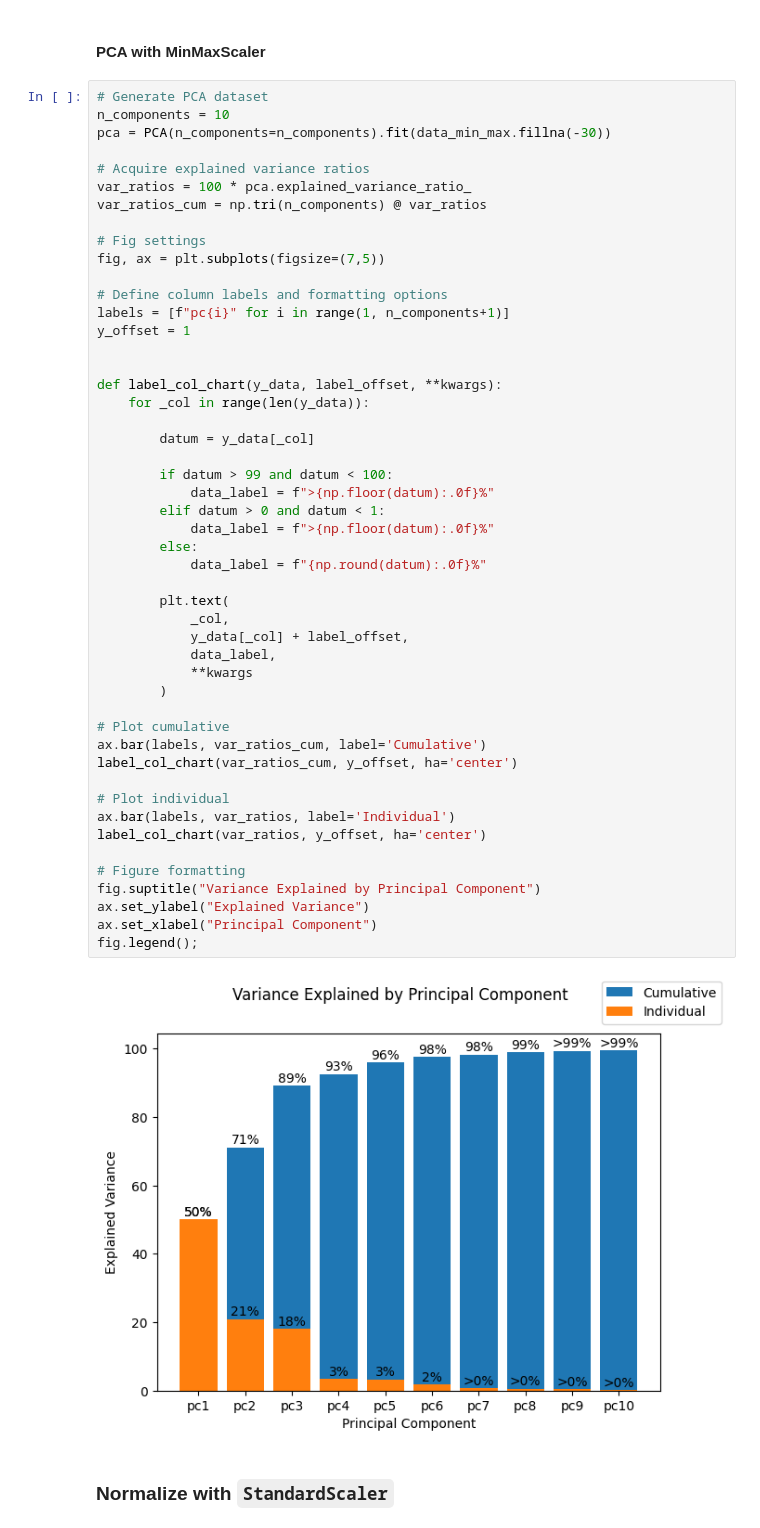
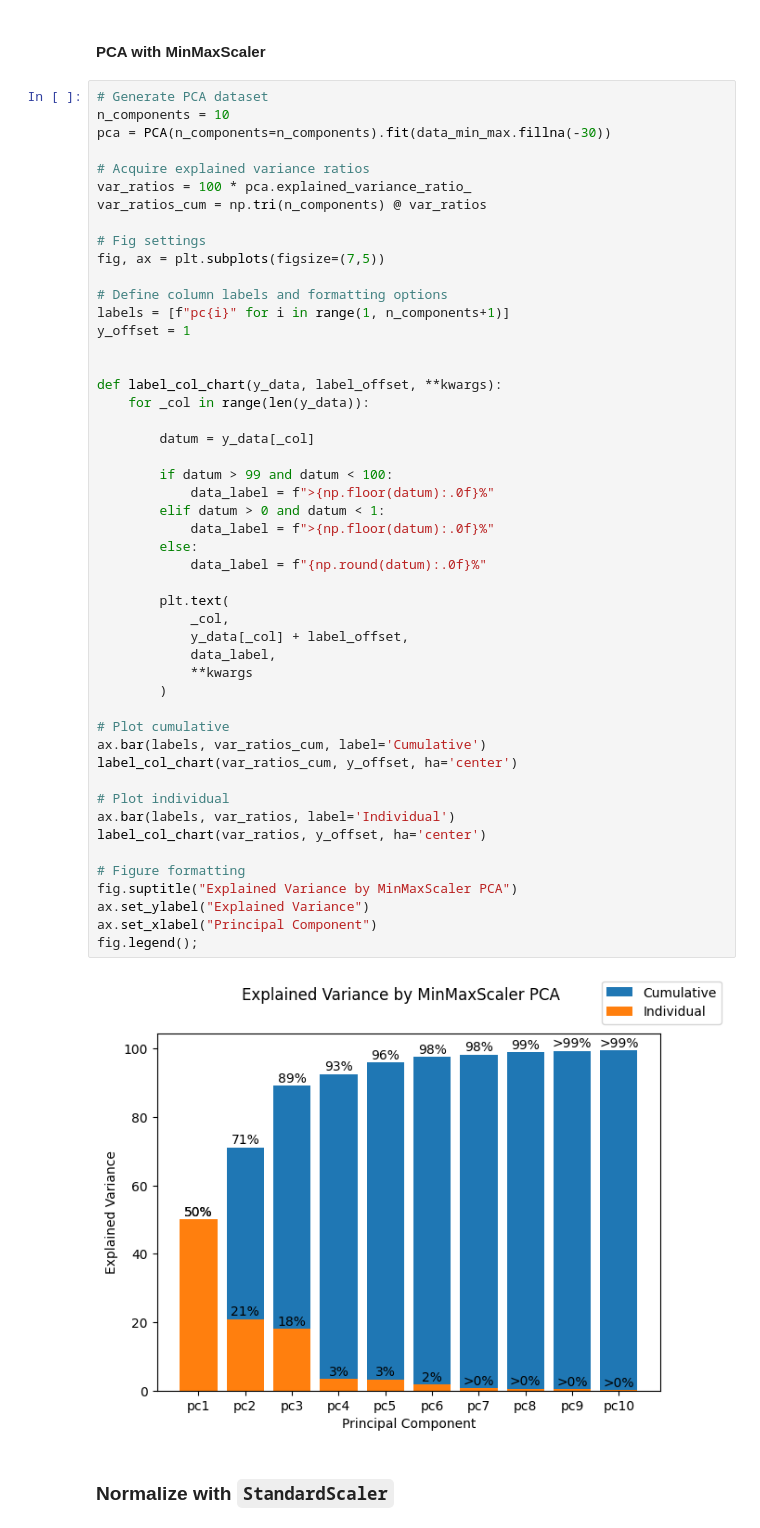
Before and after one commit to MattGroho/tab-hero, a Jupyter notebook: notebooks/unsupervised_pipeline_investigation.ipynb, the cells around one changed output. Drawn from its saved outputs; the diff is of its cells as text.

```diff
--- a/notebooks/unsupervised_pipeline_investigation.ipynb
+++ b/notebooks/unsupervised_pipeline_investigation.ipynb
@@ -586,35 +586,35 @@ def label_col_chart(y_data, label_offset, **kwargs):
 
         datum = y_data[_col]
 
         if datum > 99 and datum < 100:
             data_label = f">{np.floor(datum):.0f}%"
         elif datum > 0 and datum < 1:
             data_label = f">{np.floor(datum):.0f}%"
         else:
             data_label = f"{np.round(datum):.0f}%"
 
         plt.text(
             _col,
             y_data[_col] + label_offset,
             data_label,
             **kwargs
         )
 
 # Plot cumulative
 ax.bar(labels, var_ratios_cum, label='Cumulative')
 label_col_chart(var_ratios_cum, y_offset, ha='center')
 
 # Plot individual
 ax.bar(labels, var_ratios, label='Individual')
 label_col_chart(var_ratios, y_offset, ha='center')
 
 # Figure formatting
-fig.suptitle("Variance Explained by Principal Component")
+fig.suptitle("Explained Variance by MinMaxScaler PCA")
 ax.set_ylabel("Explained Variance")
 ax.set_xlabel("Principal Component")
 fig.legend();
 # %% [output]
-[figure, old version]
+[figure, new version]
 # %% [markdown]
 ### Normalize with `StandardScaler`
 # %%
```
Also changed, not shown: parts of 10 cells of this notebook.
